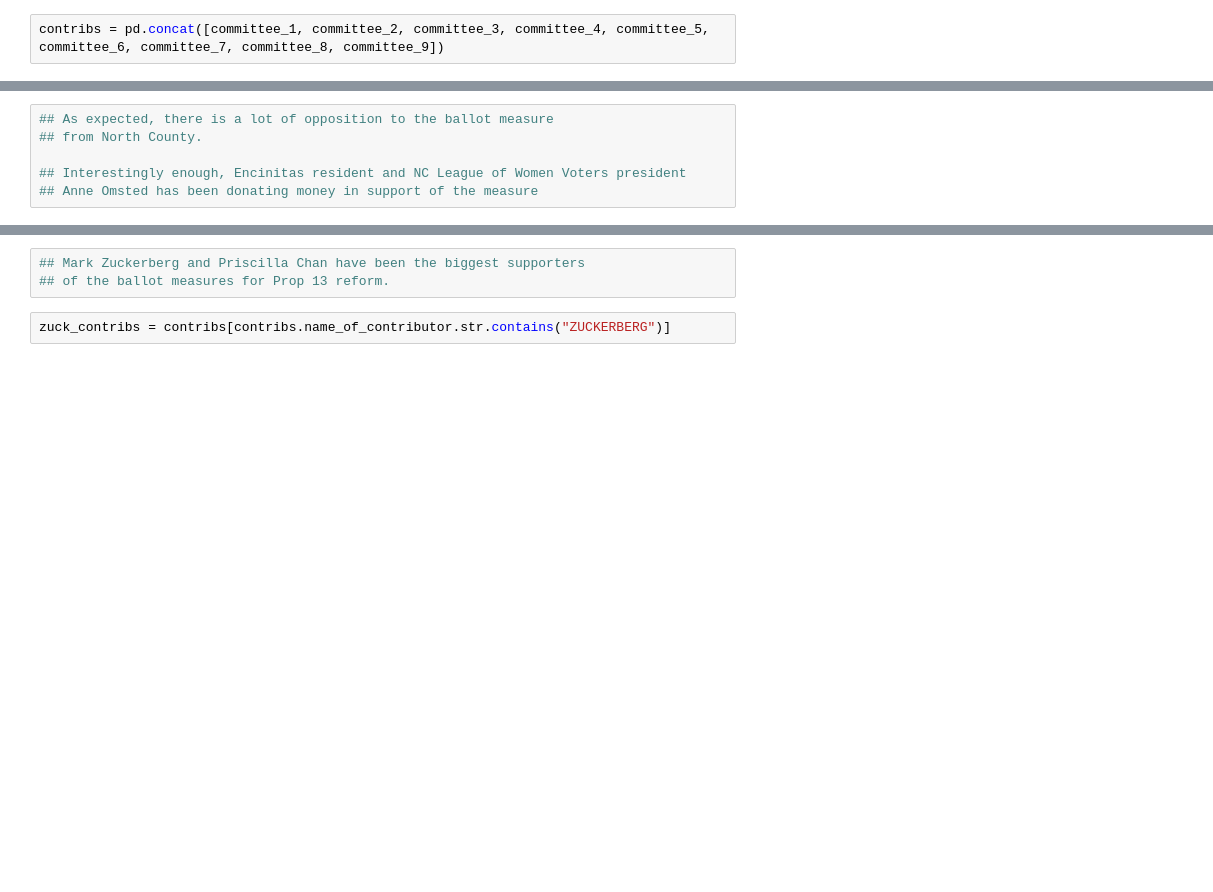
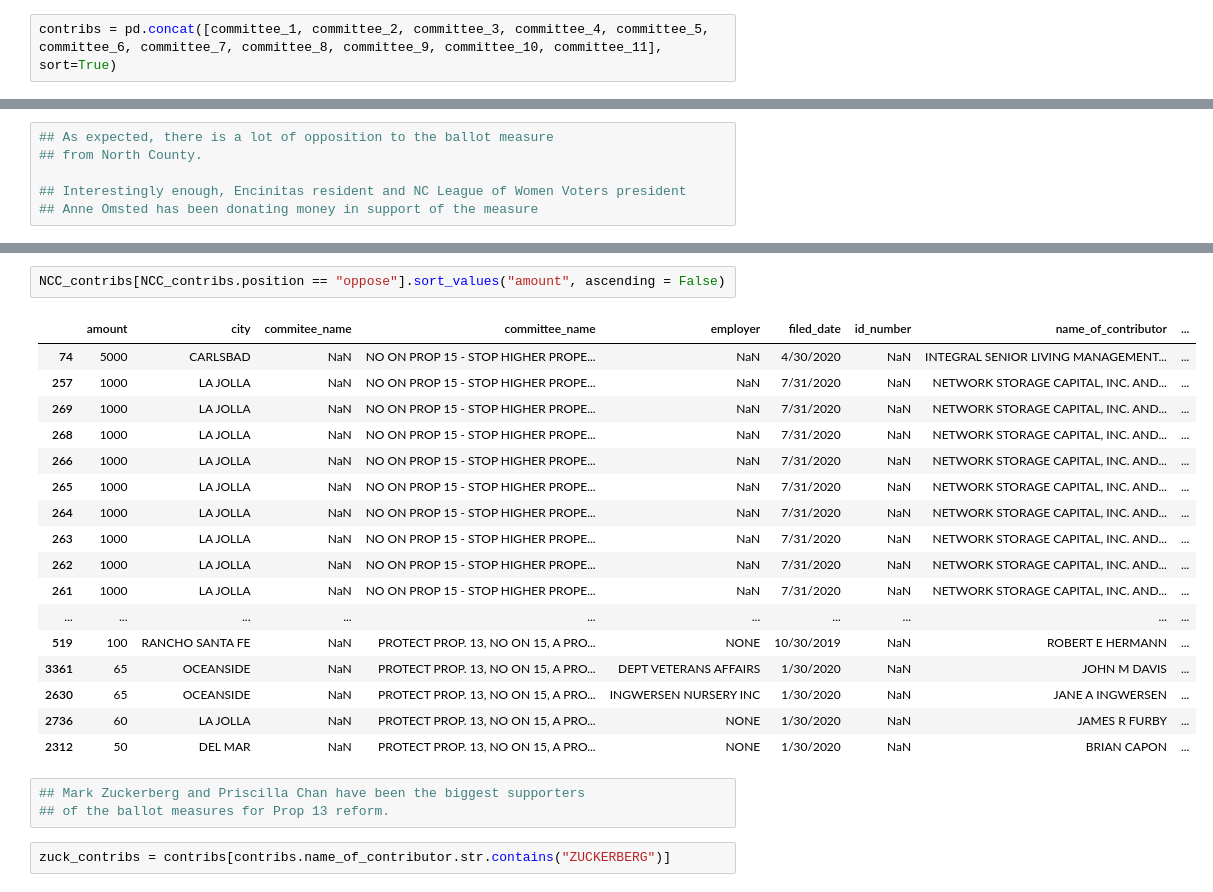
Before and after one commit to lukeharold/nov_2020_ballot_measures, a Jupyter notebook: 2020_ballot_measures/2020_ballot_measures_notebook/property_tax_reform.ipynb, the cells around one changed output, grey strips where cells are left out. Drawn from its saved outputs; the diff is of its cells as text; blank space fills up the shorter version.

```diff
--- a/2020_ballot_measures/2020_ballot_measures_notebook/property_tax_reform.ipynb
+++ b/2020_ballot_measures/2020_ballot_measures_notebook/property_tax_reform.ipynb
@@ -35,2 +69,2 @@ committee_9 = pd.read_csv("tax_reform_9.csv")
 # %%
-contribs = pd.concat([committee_1, committee_2, committee_3, committee_4, committee_5, committee_6, committee_7, committee_8, committee_9])
+contribs = pd.concat([committee_1, committee_2, committee_3, committee_4, committee_5, committee_6, committee_7, committee_8, committee_9, committee_10, committee_11], sort=True)
@@ -110,3 +197,23 @@ NCC_contribs.sort_values("amount", ascending = False)
+# %%
+NCC_contribs[NCC_contribs.position == "oppose"].sort_values("amount", ascending = False)
+# %% [output]
+|  | amount | city | commitee_name | committee_name | employer | filed_date | id_number | name_of_contributor | ... |
+| 74 | 5000 | CARLSBAD | NaN | NO ON PROP 15 - STOP HIGHER PROPE... | NaN | 4/30/2020 | NaN | INTEGRAL SENIOR LIVING MANAGEMENT... | ... |
+| 257 | 1000 | LA JOLLA | NaN | NO ON PROP 15 - STOP HIGHER PROPE... | NaN | 7/31/2020 | NaN | NETWORK STORAGE CAPITAL, INC. AND... | ... |
+| 269 | 1000 | LA JOLLA | NaN | NO ON PROP 15 - STOP HIGHER PROPE... | NaN | 7/31/2020 | NaN | NETWORK STORAGE CAPITAL, INC. AND... | ... |
+| 268 | 1000 | LA JOLLA | NaN | NO ON PROP 15 - STOP HIGHER PROPE... | NaN | 7/31/2020 | NaN | NETWORK STORAGE CAPITAL, INC. AND... | ... |
+| 266 | 1000 | LA JOLLA | NaN | NO ON PROP 15 - STOP HIGHER PROPE... | NaN | 7/31/2020 | NaN | NETWORK STORAGE CAPITAL, INC. AND... | ... |
+| 265 | 1000 | LA JOLLA | NaN | NO ON PROP 15 - STOP HIGHER PROPE... | NaN | 7/31/2020 | NaN | NETWORK STORAGE CAPITAL, INC. AND... | ... |
+| 264 | 1000 | LA JOLLA | NaN | NO ON PROP 15 - STOP HIGHER PROPE... | NaN | 7/31/2020 | NaN | NETWORK STORAGE CAPITAL, INC. AND... | ... |
+| 263 | 1000 | LA JOLLA | NaN | NO ON PROP 15 - STOP HIGHER PROPE... | NaN | 7/31/2020 | NaN | NETWORK STORAGE CAPITAL, INC. AND... | ... |
+| 262 | 1000 | LA JOLLA | NaN | NO ON PROP 15 - STOP HIGHER PROPE... | NaN | 7/31/2020 | NaN | NETWORK STORAGE CAPITAL, INC. AND... | ... |
+| 261 | 1000 | LA JOLLA | NaN | NO ON PROP 15 - STOP HIGHER PROPE... | NaN | 7/31/2020 | NaN | NETWORK STORAGE CAPITAL, INC. AND... | ... |
+| ... | ... | ... | ... | ... | ... | ... | ... | ... | ... |
+| 519 | 100 | RANCHO SANTA FE | NaN | PROTECT PROP. 13, NO ON 15, A PRO... | NONE | 10/30/2019 | NaN | ROBERT E HERMANN | ... |
+| 3361 | 65 | OCEANSIDE | NaN | PROTECT PROP. 13, NO ON 15, A PRO... | DEPT VETERANS AFFAIRS | 1/30/2020 | NaN | JOHN M DAVIS | ... |
+| 2630 | 65 | OCEANSIDE | NaN | PROTECT PROP. 13, NO ON 15, A PRO... | INGWERSEN NURSERY INC | 1/30/2020 | NaN | JANE A INGWERSEN | ... |
+| 2736 | 60 | LA JOLLA | NaN | PROTECT PROP. 13, NO ON 15, A PRO... | NONE | 1/30/2020 | NaN | JAMES R FURBY | ... |
+| 2312 | 50 | DEL MAR | NaN | PROTECT PROP. 13, NO ON 15, A PRO... | NONE | 1/30/2020 | NaN | BRIAN CAPON | ... |
 # %%
 ## Mark Zuckerberg and Priscilla Chan have been the biggest supporters
 ## of the ballot measures for Prop 13 reform.
```
Also changed, not shown: parts of 31 cells of this notebook, 18 other files.
